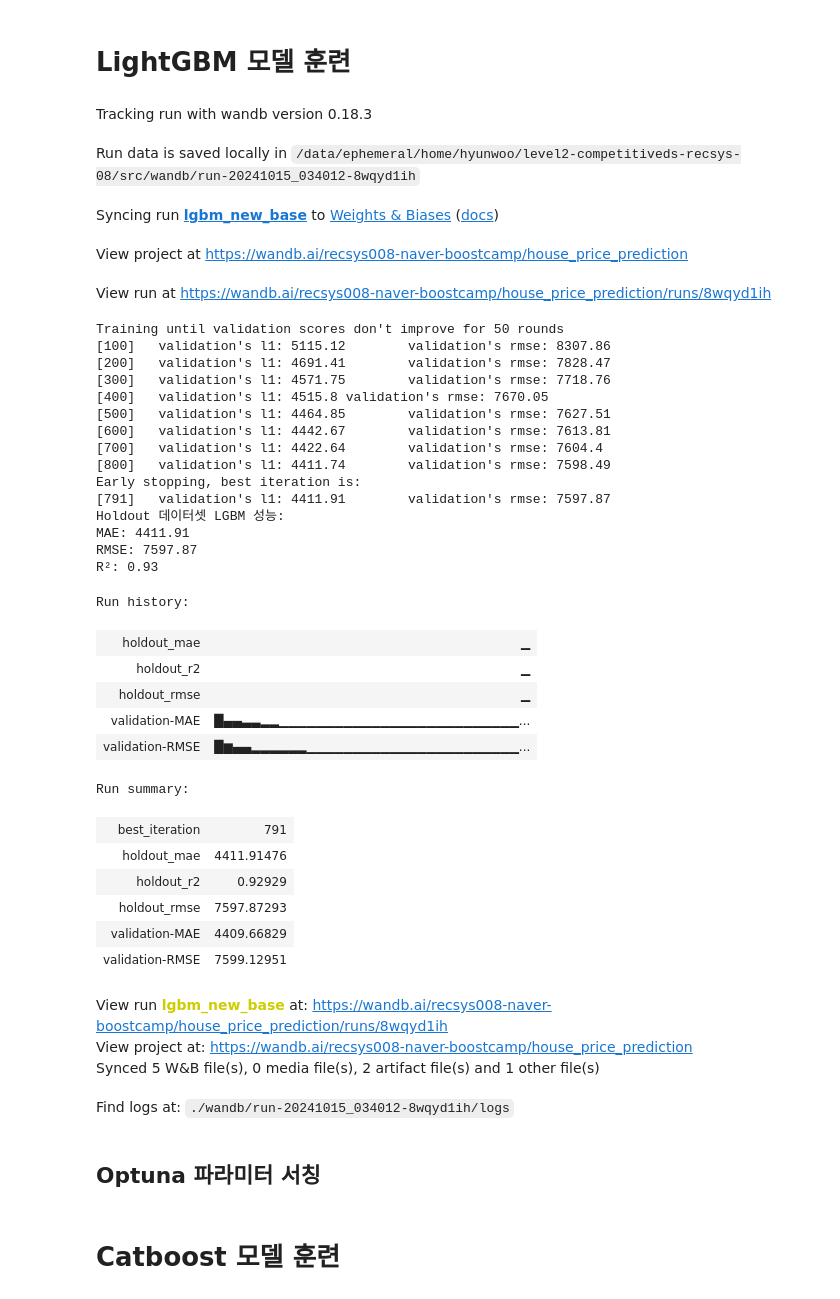
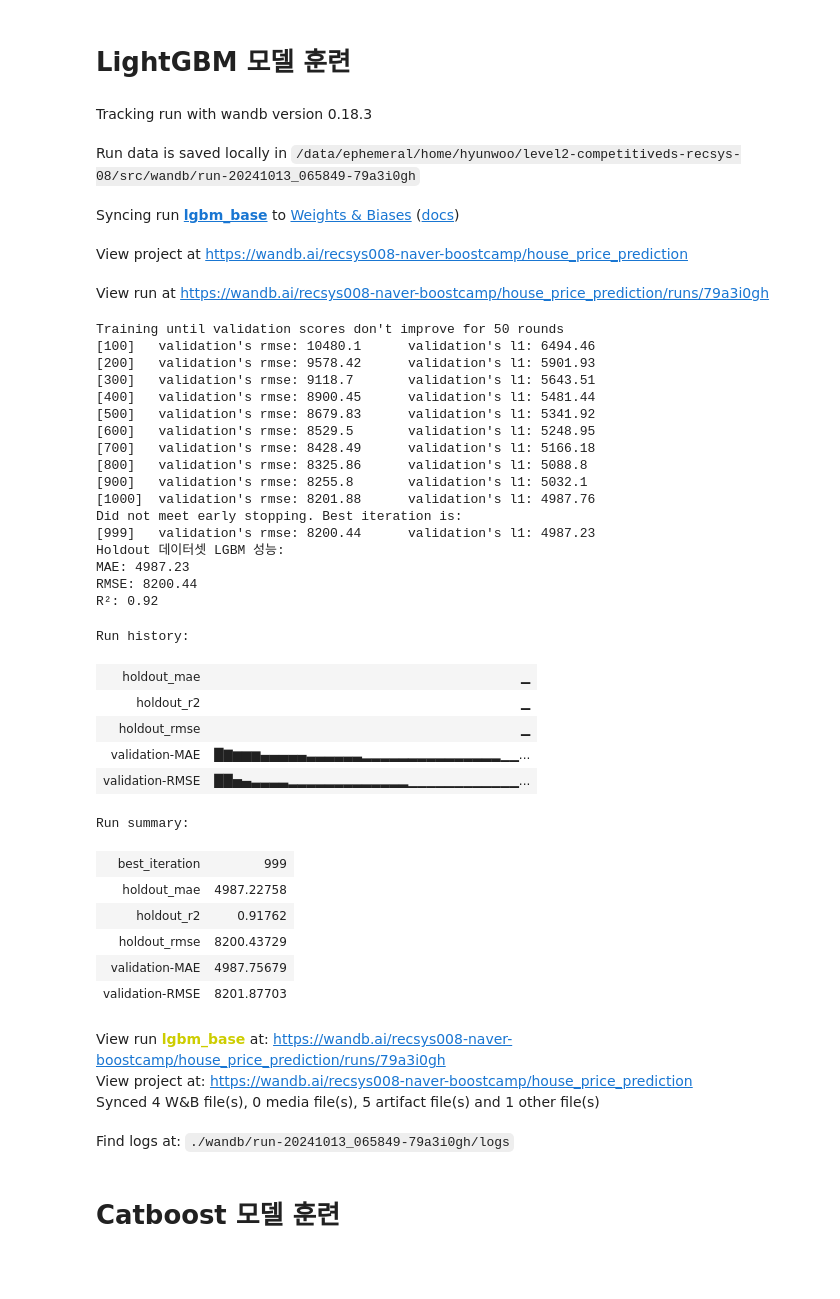
Before and after one commit to boostcampaitech7/level2-competitiveds-recsys-08, a Jupyter notebook: src/baseline.ipynb, the cells around one changed output. Saved outputs shown, nothing was run; the diff lists cells and outputs as text; code cells hidden in the pictures; blank space fills up the shorter version.

```diff
--- a/src/baseline.ipynb
+++ b/src/baseline.ipynb
@@ -292,19 +228,18 @@ def custom_wandb_callback():
     return callback
 
 # wandb 초기화
-wandb.init(project="house_price_prediction", name="lgbm_new_base")  # 실험명에 따라 name 변경해주기!!
+wandb.init(project="house_price_prediction", name="lgbm_base")  # 실험명에 따라 name 변경해주기!!
 
 # LightGBM 파라미터 설정
 lgb_params = {
     'objective': 'regression',
-    'metric': ['mae', 'rmse'],
+    'metric': ['rmse', 'mae'],
     'boosting_type': 'gbdt',
-    'num_leaves': 1000,  # 각 트리의 최대 리프 수
-    'learning_rate': 0.05,
-    'n_estimators': 1000,  # 트리를 몇 개 사용하여 부스팅할건지, epoch와 비슷함
-    # 'feature_fraction': 0.6,  # 각 트리가 사용할 컬럼의 비율 eg. 0.8이면 10개의 컬럼 중 8개만 사용
-    # 'bagging_fraction': 0.8,  # 각 트리가 사용할 데이터의 비율 eg. 0.8이면 80퍼센트의 데이터 샘플만 사용
-    # 'bagging_freq': 5,  # 몇번째 트리마다 배깅을 적용할건지 eg. 5이면 5번째 트리마다 배깅 적용
+    'num_leaves': 31,
+    'learning_rate': 0.1,
+    'feature_fraction': 1.0,
+    'bagging_fraction': 1.0,
+    'bagging_freq': 0,
     'verbose': -1,
     'random_state': RANDOM_SEED
 }
@@ -320,6 +255,7 @@ valid_data = lgb.Dataset(X_holdout, label=y_holdout, reference=train_data)
 lgb_model = lgb.train(
     lgb_params,
     train_data,
+    num_boost_round=1000,
     valid_sets=[valid_data],
     valid_names='validation',
     callbacks=[
@@ -338,60 +274,60 @@ lgb_holdout_pred = lgb_model.predict(X_holdout, num_iteration=lgb_model.best_ite
 # 성능 메트릭 계산
 lgb_holdout_mae = mean_absolute_error(y_holdout, lgb_holdout_pred)
 lgb_holdout_rmse = np.sqrt(mean_squared_error(y_holdout, lgb_holdout_pred))
 lgb_holdout_r2 = r2_score(y_holdout, lgb_holdout_pred)
 
 # wandb에 성능 지표 로깅
 wandb.log({
     "holdout_mae": lgb_holdout_mae,
     "holdout_rmse": lgb_holdout_rmse,
     "holdout_r2": lgb_holdout_r2
 })
 
 # 결과 출력
 print("Holdout 데이터셋 LGBM 성능:")
 print(f"MAE: {lgb_holdout_mae:.2f}")
 print(f"RMSE: {lgb_holdout_rmse:.2f}")
 print(f"R²: {lgb_holdout_r2:.2f}")
 
 # wandb 실험 종료
 wandb.finish()
 # %% [output]
 Tracking run with wandb version 0.18.3
-Run data is saved locally in /data/ephemeral/home/hyunwoo/level2-competitiveds-recsys-08/src/wandb/run-20241015_034012-8wqyd1ih
+Run data is saved locally in /data/ephemeral/home/hyunwoo/level2-competitiveds-recsys-08/src/wandb/run-20241013_065849-79a3i0gh
-Syncing run lgbm_new_base to Weights & Biases (docs)
+Syncing run lgbm_base to Weights & Biases (docs)
 View project at https://wandb.ai/recsys008-naver-boostcamp/house_price_prediction
-View run at https://wandb.ai/recsys008-naver-boostcamp/house_price_prediction/runs/8wqyd1ih
+View run at https://wandb.ai/recsys008-naver-boostcamp/house_price_prediction/runs/79a3i0gh
 Training until validation scores don't improve for 50 rounds
-[100]   validation's l1: 5115.12        validation's rmse: 8307.86
-[200]   validation's l1: 4691.41        validation's rmse: 7828.47
-[300]   validation's l1: 4571.75        validation's rmse: 7718.76
-[400]   validation's l1: 4515.8 validation's rmse: 7670.05
-[500]   validation's l1: 4464.85        validation's rmse: 7627.51
-[600]   validation's l1: 4442.67        validation's rmse: 7613.81
-[700]   validation's l1: 4422.64        validation's rmse: 7604.4
-[800]   validation's l1: 4411.74        validation's rmse: 7598.49
-Early stopping, best iteration is:
-[791]   validation's l1: 4411.91        validation's rmse: 7597.87
+[100]   validation's rmse: 10480.1      validation's l1: 6494.46
+[200]   validation's rmse: 9578.42      validation's l1: 5901.93
+[300]   validation's rmse: 9118.7       validation's l1: 5643.51
+[400]   validation's rmse: 8900.45      validation's l1: 5481.44
+[500]   validation's rmse: 8679.83      validation's l1: 5341.92
+[600]   validation's rmse: 8529.5       validation's l1: 5248.95
+[700]   validation's rmse: 8428.49      validation's l1: 5166.18
+[800]   validation's rmse: 8325.86      validation's l1: 5088.8
+[900]   validation's rmse: 8255.8       validation's l1: 5032.1
+[1000]  validation's rmse: 8201.88      validation's l1: 4987.76
+Did not meet early stopping. Best iteration is:
+[999]   validation's rmse: 8200.44      validation's l1: 4987.23
 Holdout 데이터셋 LGBM 성능:
-MAE: 4411.91
-RMSE: 7597.87
-R²: 0.93
+MAE: 4987.23
+RMSE: 8200.44
+R²: 0.92
 Run history:
 | holdout_mae | ▁ |
 | holdout_r2 | ▁ |
 | holdout_rmse | ▁ |
-| validation-MAE | █▄▄▃▃▂▂▁▁▁▁▁▁▁▁▁▁▁▁▁▁▁▁▁▁▁▁▁▁▁▁▁▁... |
-| validation-RMSE | █▆▄▄▂▂▂▂▂▂▁▁▁▁▁▁▁▁▁▁▁▁▁▁▁▁▁▁▁▁▁▁▁... |
+| validation-MAE | █▇▆▆▆▄▄▄▄▄▃▃▃▃▃▃▂▂▂▂▂▂▂▂▂▂▂▂▂▂▂▁▁... |
+| validation-RMSE | ██▅▄▃▃▃▃▂▂▂▂▂▂▂▂▂▂▂▂▂▁▁▁▁▁▁▁▁▁▁▁▁... |
 Run summary:
-| best_iteration | 791 |
-| holdout_mae | 4411.91476 |
-| holdout_r2 | 0.92929 |
-| holdout_rmse | 7597.87293 |
-| validation-MAE | 4409.66829 |
-| validation-RMSE | 7599.12951 |
+| best_iteration | 999 |
+| holdout_mae | 4987.22758 |
+| holdout_r2 | 0.91762 |
+| holdout_rmse | 8200.43729 |
+| validation-MAE | 4987.75679 |
+| validation-RMSE | 8201.87703 |
-View run lgbm_new_base at: https://wandb.ai/recsys008-naver-boostcamp/house_price_prediction/runs/8wqyd1ih
+View run lgbm_base at: https://wandb.ai/recsys008-naver-boostcamp/house_price_prediction/runs/79a3i0gh
 View project at: https://wandb.ai/recsys008-naver-boostcamp/house_price_prediction
-Synced 5 W&B file(s), 0 media file(s), 2 artifact file(s) and 1 other file(s)
+Synced 4 W&B file(s), 0 media file(s), 5 artifact file(s) and 1 other file(s)
-Find logs at: ./wandb/run-20241015_034012-8wqyd1ih/logs
+Find logs at: ./wandb/run-20241013_065849-79a3i0gh/logs
-# %% [markdown]
-## Optuna 파라미터 서칭
```
Also changed, not shown: parts of 13 cells of this notebook, 2 other files.
